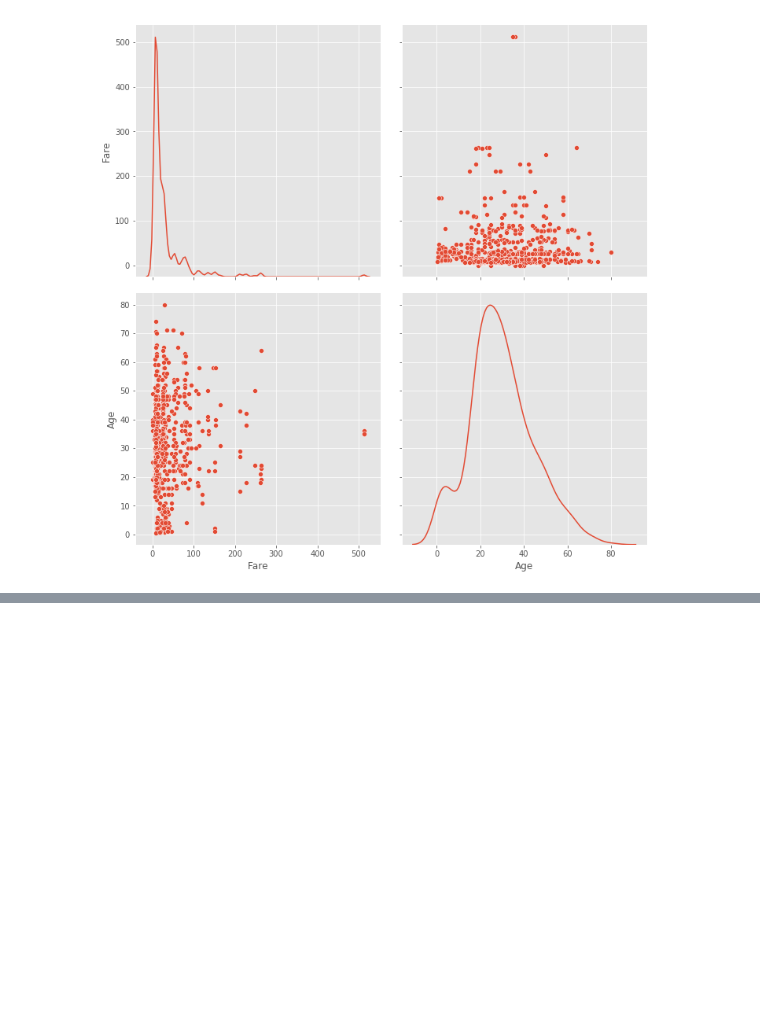
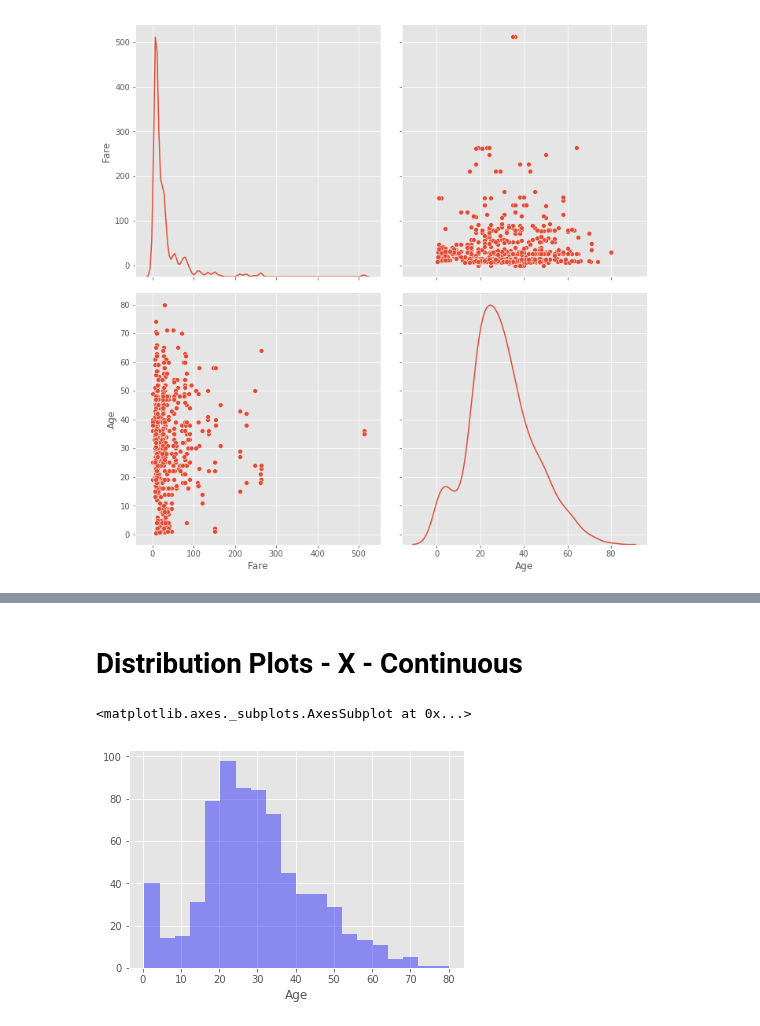
Before and after one commit to RahulTechTutorials/PythonLibraries, a Jupyter notebook: Matplotlib/Matplotlib_Seaborn_Tutorial.ipynb, the cells around one changed output, grey strips where cells are left out. Cells and saved outputs as stored; diff of their text form; code cells hidden in the pictures; blank space fills up the shorter version.

```diff
--- a/Matplotlib/Matplotlib_Seaborn_Tutorial.ipynb
+++ b/Matplotlib/Matplotlib_Seaborn_Tutorial.ipynb
@@ -212,0 +232,7 @@ os.getcwd()
+# %% [markdown]
+# Distribution Plots - X - Continuous
+# %%
+sns.distplot(df.loc[df['Age'].notnull(),'Age'],kde=False,color='blue',norm_hist=False)
+# %% [output]
+<matplotlib.axes._subplots.AxesSubplot at 0x...>
+[figure, added]
```
Also changed, not shown: parts of 28 cells of this notebook.
